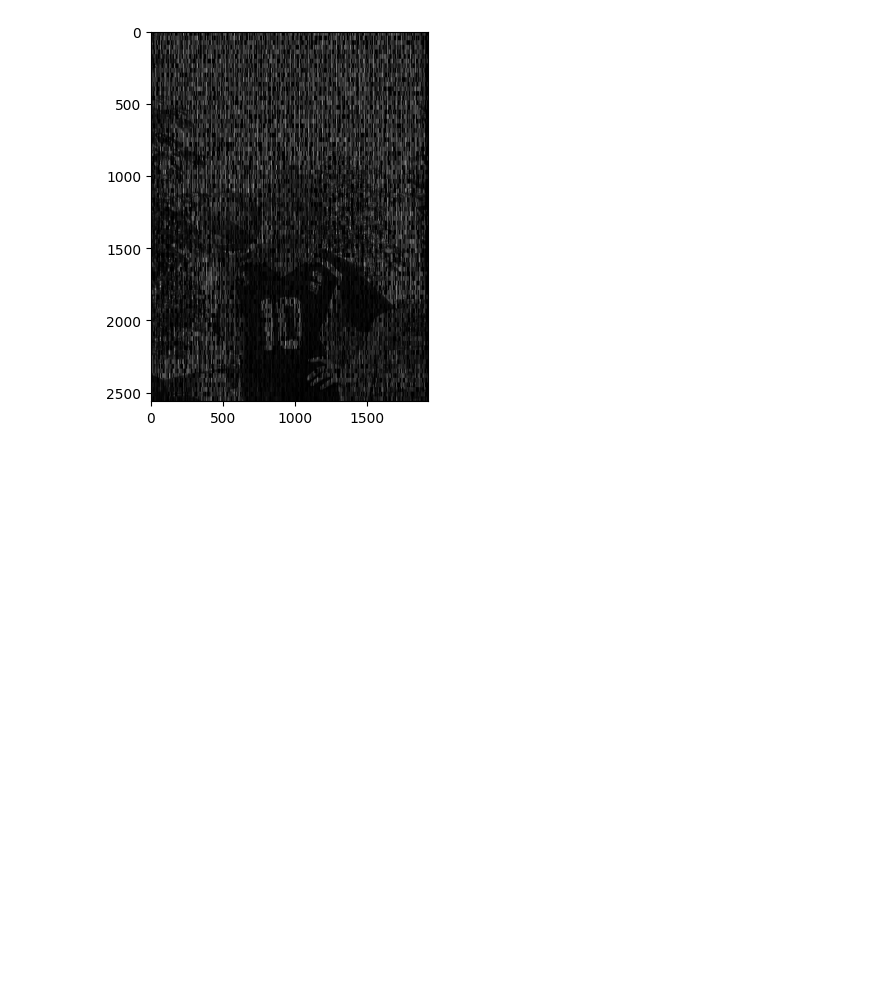
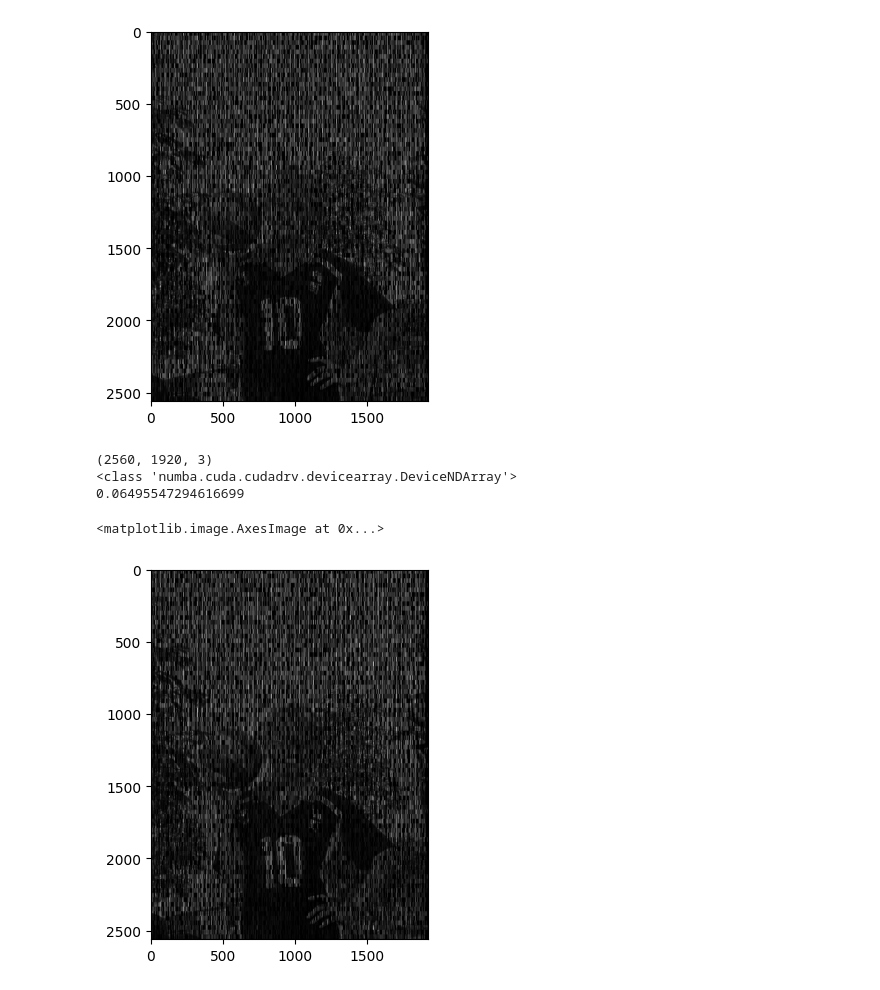
Before and after one commit to Spring317/advancedhpc2025, a Jupyter notebook: Labwork5/Labwork5.ipynb, the cells around one changed output. Saved outputs shown, nothing was run; the diff lists cells and outputs as text; code cells hidden in the pictures; blank space fills up the shorter version.

Commit message:
Update Labwork 5: with shared memory and without shared memory (I need to run more cuz the result is very meh

```diff
--- a/Labwork5/Labwork5.ipynb
+++ b/Labwork5/Labwork5.ipynb
@@ -122,6 +123,41 @@ plt.imshow(gray_img, cmap="gray")
 0.06471729278564453
 <matplotlib.image.AxesImage at 0x...>
 [figure]
+# %%
+#with shared memory
+import math
+img_cuda = cuda.to_device(img)
+print(img_cuda.shape)
+print(type(img_cuda))
+gaussian_kernel = np.array([
+    [0, 0, 1, 2, 1, 0, 0],
+    [0, 3, 13, 22, 13, 3, 0],
+    [1, 13, 59, 97, 59, 13, 1],
+    [2, 22, 97, 159, 97, 22, 2],
+    [1, 13, 59, 97, 59, 13, 1],
+    [0, 3, 13, 22, 13, 3, 0],
+    [0, 0, 1, 2, 1, 0, 0]
+], dtype=np.float32)
+
+gaussian_kernel_gpu = cuda.to_device(gaussian_kernel)
+block_size = (32, 32)
+grid_size = (math.ceil(img.shape[0] / block_size[0]), math.ceil(img.shape[1] / block_size[1]))
+
+gray_img_cuda =  cuda.device_array((img.shape[0], img.shape[1], 1))
+start = time.time()
+gaussianblur2D[grid_size, block_size](img_cuda, gray_img_cuda, gaussian_kernel)
+end = time.time()
+print(end-start)
+gray_img = gray_img_cuda.copy_to_host()
+# gray_img = gray_img_host.reshape(img.shape[0], img.shape[1], 1)
+
+plt.imshow(gray_img, cmap="gray")
+# %% [output]
+(2560, 1920, 3)
+<class 'numba.cuda.cudadrv.devicearray.DeviceNDArray'>
+0.06495547294616699
+<matplotlib.image.AxesImage at 0x...>
+[figure, added]
 # %%
 # import os
 # img_paths = "/content/drive/MyDrive/Ảnh/Fes/Yosakoi 14 5 22"
```
Also changed, not shown: parts of 3 cells of this notebook.
